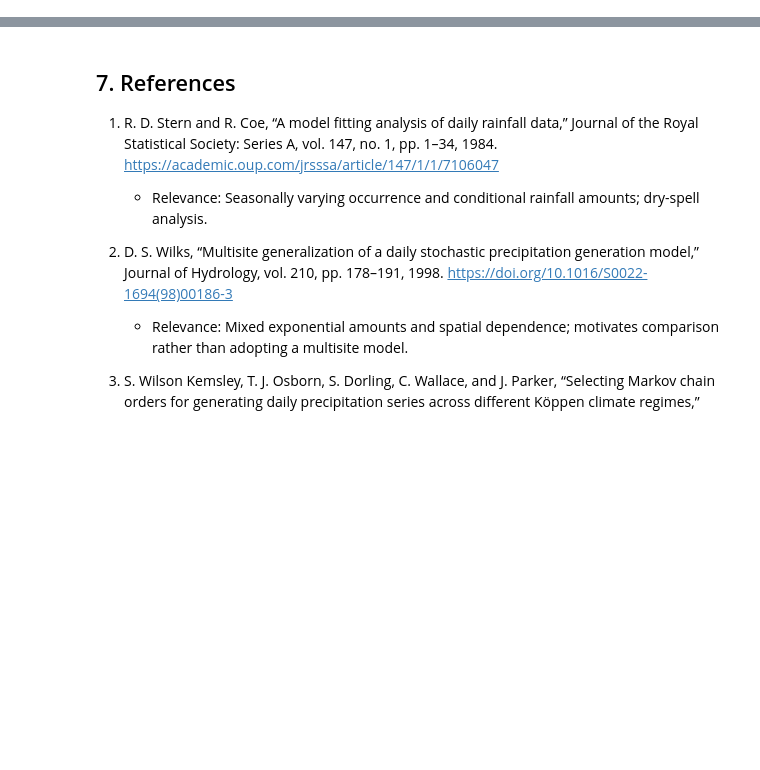
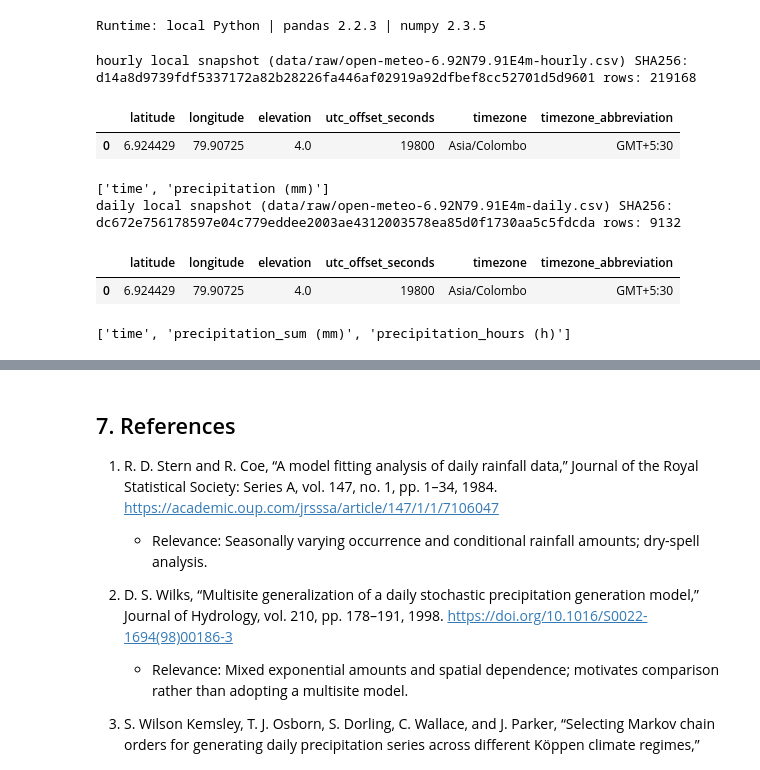
Before and after one commit to DilaraLiyanage/colombo-rainfall-simulator, a Jupyter notebook: notebook/colombo-rainfall-simulator.ipynb, the cells around one changed output, grey strips where cells are left out. Cells and saved outputs as stored; diff of their text form; code cells hidden in the pictures; blank space fills up the shorter version.

```diff
--- a/notebook/colombo-rainfall-simulator.ipynb
+++ b/notebook/colombo-rainfall-simulator.ipynb
@@ -49,0 +19,76 @@ Reanalysis is not a station observation. Short-memory models may miss persistent
+# %%
+# C01
+from pathlib import Path
+import os, io, hashlib, urllib.request
+import numpy as np
+import pandas as pd
+import matplotlib.pyplot as plt
+from IPython.display import display
+SEED = 42
+rng = np.random.default_rng(SEED)
+WET = 0.1
+START, END = pd.Timestamp('2001-01-01'), pd.Timestamp('2025-12-31')
+CAL_END = pd.Timestamp('2020-12-31')
+BASE = 'https://raw.githubusercontent.com/DilaraLiyanage/colombo-rainfall-simulator/main/data/raw/'
+# RAINFALL_DATA_DIR optionally points directly to the raw snapshot directory.
+DATA_DIR = Path(os.environ.get('RAINFALL_DATA_DIR', 'data/raw'))
+OUTPUT = Path(os.environ.get('RAINFALL_OUTPUT_DIR', '.'))
+RAW_DIR = OUTPUT/'data'/'raw'
+PROCESSED_DIR = OUTPUT/'data'/'processed'
+RAW_DIR.mkdir(parents=True, exist_ok=True)
+PROCESSED_DIR.mkdir(parents=True, exist_ok=True)
+(OUTPUT/'figures').mkdir(parents=True, exist_ok=True)
+print('Runtime:', 'Colab' if 'COLAB_RELEASE_TAG' in os.environ else 'local Python', '| pandas', pd.__version__, '| numpy', np.__version__)
+# %% [output]
+Runtime: local Python | pandas 2.2.3 | numpy 2.3.5
+# %%
+# C02
+def load_export(kind):
+    name = f'open-meteo-6.92N79.91E4m-{kind}.csv'
+    # Prefer frozen public snapshot; fall back to existing local file, not interactive upload.
+    try:
+        # Explicit local override supports offline, reproducible execution.
+        if 'RAINFALL_DATA_DIR' in os.environ:
+            raise OSError('Explicit local snapshot directory selected')
+        with urllib.request.urlopen(BASE + name, timeout=15) as response:
+            raw = response.read()
+        source = 'GitHub raw'
+    except (OSError, ValueError):
+        candidates = [DATA_DIR/name, RAW_DIR/name, Path('../data/raw')/name]
+        path = next((x for x in candidates if x.is_file()), None)
+        if path is None:
+            raise FileNotFoundError(f'Place {name} in data/raw/ or set RAINFALL_DATA_DIR; public snapshot not available.')
+        raw = path.read_bytes()
+        source = f'local snapshot ({path.as_posix()})'
+    expected_sha256 = {
+        'hourly': 'd14a8d9739fdf5337172a82b28226fa446af02919a92dfbef8cc52701d5d9601',
+        'daily': 'dc672e756178597e04c779eddee2003ae4312003578ea85d0f1730aa5c5fdcda',
+    }
+    assert hashlib.sha256(raw).hexdigest() == expected_sha256[kind], f'Snapshot checksum mismatch: {name}'
+    meta = pd.read_csv(io.BytesIO(raw), nrows=1)
+    frame = pd.read_csv(io.BytesIO(raw), skiprows=3)
+    print(kind, source, 'SHA256:', hashlib.sha256(raw).hexdigest(), 'rows:', len(frame))
+    display(meta)
+    print(frame.columns.tolist())
+    return frame, meta
+hourly, hm = load_export('hourly')
+daily_ref, dm = load_export('daily')
+assert hm.equals(dm)
+assert hm.loc[0,'timezone'] == 'Asia/Colombo' and hm.loc[0,'utc_offset_seconds'] == 19800
+hourly['time'] = pd.to_datetime(hourly['time'], errors='raise')
+daily_ref['time'] = pd.to_datetime(daily_ref['time'], errors='raise')
+h = hourly.set_index('time')['precipitation (mm)']
+ref = daily_ref.set_index('time')['precipitation_sum (mm)']
+assert h.index.is_unique and ref.index.is_unique
+assert h.index.is_monotonic_increasing and ref.index.is_monotonic_increasing
+assert np.isfinite(h).all() and np.isfinite(ref).all()
+assert (h>=0).all() and (ref>=0).all()
+# %% [output]
+hourly local snapshot (data/raw/open-meteo-6.92N79.91E4m-hourly.csv) SHA256: d14a8d9739fdf5337172a82b28226fa446af02919a92dfbef8cc52701d5d9601 rows: 219168
+|  | latitude | longitude | elevation | utc_offset_seconds | timezone | timezone_abbreviation |
+| 0 | 6.924429 | 79.90725 | 4.0 | 19800 | Asia/Colombo | GMT+5:30 |
+['time', 'precipitation (mm)']
+daily local snapshot (data/raw/open-meteo-6.92N79.91E4m-daily.csv) SHA256: dc672e756178597e04c779eddee2003ae4312003578ea85d0f1730aa5c5fdcda rows: 9132
+|  | latitude | longitude | elevation | utc_offset_seconds | timezone | timezone_abbreviation |
+| 0 | 6.924429 | 79.90725 | 4.0 | 19800 | Asia/Colombo | GMT+5:30 |
+['time', 'precipitation_sum (mm)', 'precipitation_hours (h)']
```
Also changed, not shown: parts of 24 cells of this notebook, 10 other files.
